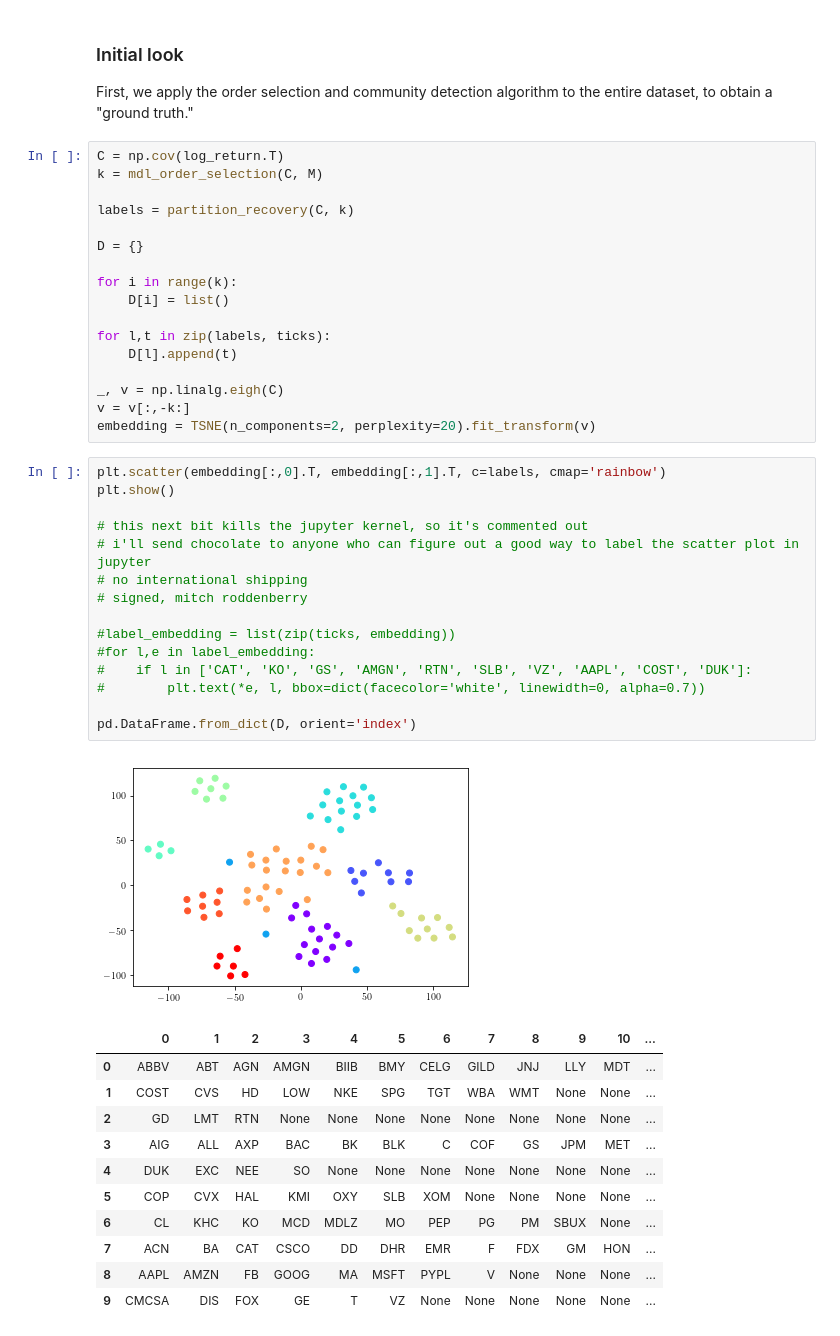
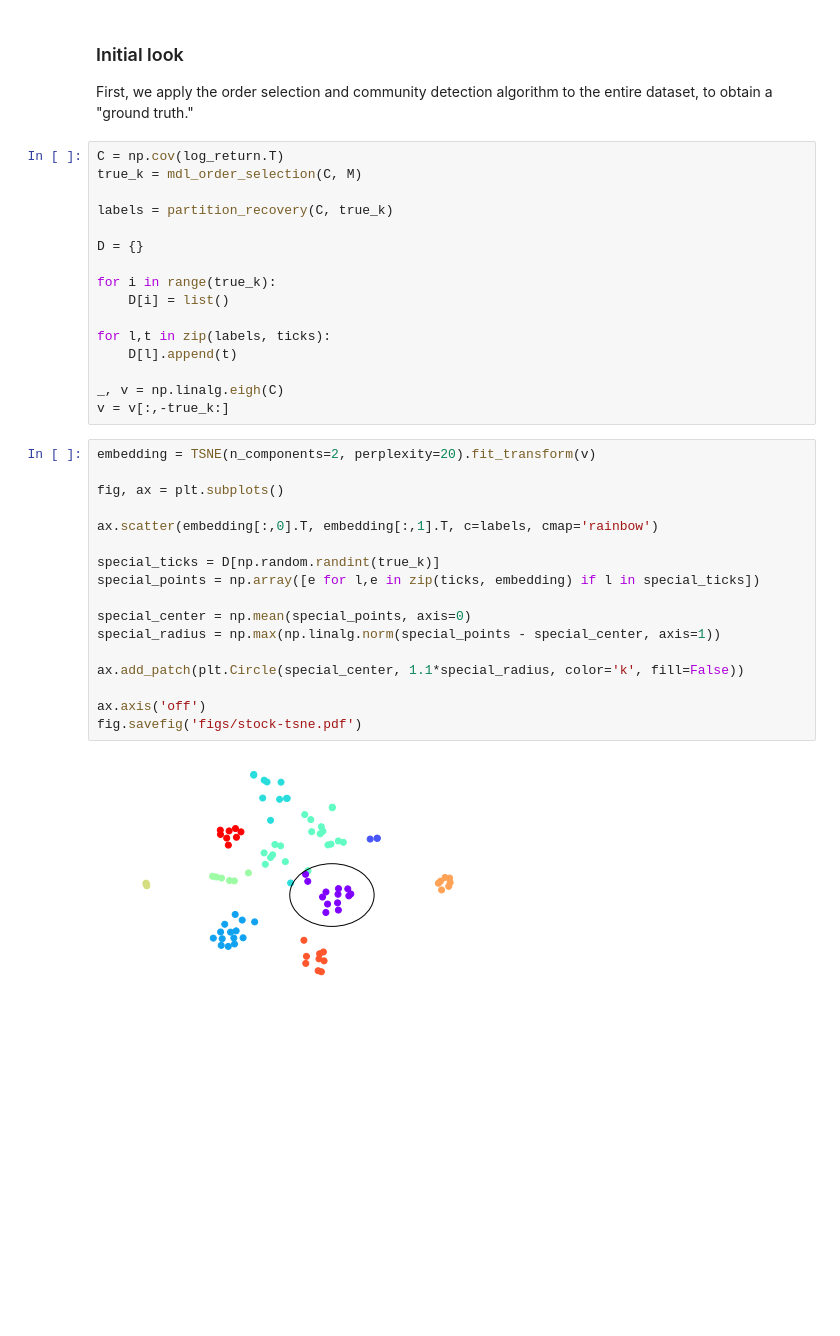
Before and after one commit to tmrod/timevary-netfeat-supplement, a Jupyter notebook: sbm_community_detection.ipynb, the cells around one changed output. Cells and saved outputs as stored; diff of their text form; blank space fills up the shorter version.

Commit message:
more stock data experiments, save figs separately

```diff
--- a/sbm_community_detection.ipynb
+++ b/sbm_community_detection.ipynb
@@ -388,46 +400,36 @@ ms = np.round(np.linspace(len(labels), M, 10)).astype(int)
 First, we apply the order selection and community detection algorithm to the entire dataset, to obtain a "ground truth."
 # %%
 C = np.cov(log_return.T)
-k = mdl_order_selection(C, M)
+true_k = mdl_order_selection(C, M)
 
-labels = partition_recovery(C, k)
+labels = partition_recovery(C, true_k)
 
 D = {}
 
-for i in range(k):
+for i in range(true_k):
     D[i] = list()
 
 for l,t in zip(labels, ticks):
     D[l].append(t)
 
 _, v = np.linalg.eigh(C)
-v = v[:,-k:]
-embedding = TSNE(n_components=2, perplexity=20).fit_transform(v)
+v = v[:,-true_k:]
-# %%
-plt.scatter(embedding[:,0].T, embedding[:,1].T, c=labels, cmap='rainbow')
-plt.show()
-
-# this next bit kills the jupyter kernel, so it's commented out
-# i'll send chocolate to anyone who can figure out a good way to label the scatter plot in jupyter
-# no international shipping
-# signed, mitch roddenberry
-
-#label_embedding = list(zip(ticks, embedding))
-#for l,e in label_embedding:
-#    if l in ['CAT', 'KO', 'GS', 'AMGN', 'RTN', 'SLB', 'VZ', 'AAPL', 'COST', 'DUK']:
-#        plt.text(*e, l, bbox=dict(facecolor='white', linewidth=0, alpha=0.7))
-
-pd.DataFrame.from_dict(D, orient='index')
-# %% [output]
-[figure, removed]
-|  | 0 | 1 | 2 | 3 | 4 | 5 | 6 | 7 | 8 | 9 | 10 | ... |
-| 0 | ABBV | ABT | AGN | AMGN | BIIB | BMY | CELG | GILD | JNJ | LLY | MDT | ... |
-| 1 | COST | CVS | HD | LOW | NKE | SPG | TGT | WBA | WMT | None | None | ... |
-| 2 | GD | LMT | RTN | None | None | None | None | None | None | None | None | ... |
-| 3 | AIG | ALL | AXP | BAC | BK | BLK | C | COF | GS | JPM | MET | ... |
-| 4 | DUK | EXC | NEE | SO | None | None | None | None | None | None | None | ... |
-| 5 | COP | CVX | HAL | KMI | OXY | SLB | XOM | None | None | None | None | ... |
-| 6 | CL | KHC | KO | MCD | MDLZ | MO | PEP | PG | PM | SBUX | None | ... |
-| 7 | ACN | BA | CAT | CSCO | DD | DHR | EMR | F | FDX | GM | HON | ... |
-| 8 | AAPL | AMZN | FB | GOOG | MA | MSFT | PYPL | V | None | None | None | ... |
-| 9 | CMCSA | DIS | FOX | GE | T | VZ | None | None | None | None | None | ... |
+# %%
+embedding = TSNE(n_components=2, perplexity=20).fit_transform(v)
+
+fig, ax = plt.subplots()
+
+ax.scatter(embedding[:,0].T, embedding[:,1].T, c=labels, cmap='rainbow')
+
+special_ticks = D[np.random.randint(true_k)]
+special_points = np.array([e for l,e in zip(ticks, embedding) if l in special_ticks])
+
+special_center = np.mean(special_points, axis=0)
+special_radius = np.max(np.linalg.norm(special_points - special_center, axis=1))
+
+ax.add_patch(plt.Circle(special_center, 1.1*special_radius, color='k', fill=False))
+
+ax.axis('off')
+fig.savefig('figs/stock-tsne.pdf')
+# %% [output]
+[figure, added]
```
Also changed, not shown: parts of 27 cells of this notebook.
